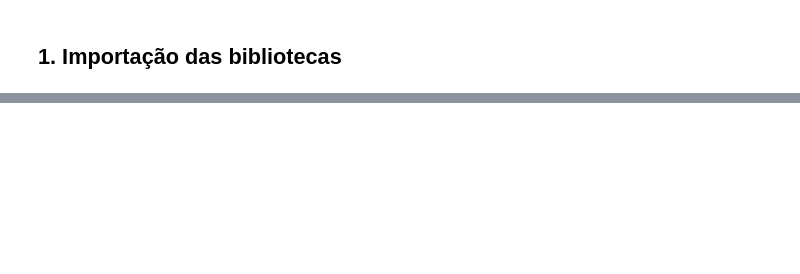
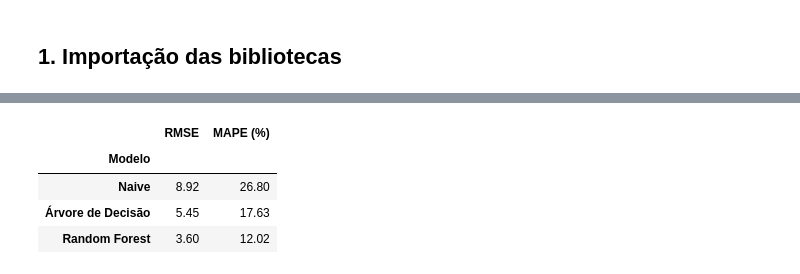
Before and after one commit to matheusesdev/mecaniQA-salvador, a Jupyter notebook: notebooks/oat3_pipeline_preditivo.ipynb, the cells around one changed output, grey strips where cells are left out. Drawn from its saved outputs; the diff is of its cells as text; code cells hidden in the pictures; blank space fills up the shorter version.

```diff
--- a/notebooks/oat3_pipeline_preditivo.ipynb
+++ b/notebooks/oat3_pipeline_preditivo.ipynb
@@ -505,0 +164,35 @@ display(
+# %%
+modelo_dt = Pipeline(steps=[
+    ("imputacao", SimpleImputer(strategy="median")),
+    ("modelo", DecisionTreeRegressor(random_state=42)),
+])
+modelo_rf = Pipeline(steps=[
+    ("imputacao", SimpleImputer(strategy="median")),
+    ("modelo", RandomForestRegressor(random_state=42)),
+])
+
+modelo_dt.fit(X_train, y_train)
+modelo_rf.fit(X_train, y_train)
+
+previsao_dt = modelo_dt.predict(X_test)
+previsao_rf = modelo_rf.predict(X_test)
+
+rmse_naive, mape_naive = calcular_metricas(y_test, naive_teste)
+rmse_dt, mape_dt = calcular_metricas(y_test, previsao_dt)
+rmse_rf, mape_rf = calcular_metricas(y_test, previsao_rf)
+
+comparacao_inicial = pd.DataFrame(
+    {
+        "RMSE": [rmse_naive, rmse_dt, rmse_rf],
+        "MAPE (%)": [mape_naive, mape_dt, mape_rf],
+    },
+    index=["Naive", "Árvore de Decisão", "Random Forest"],
+)
+comparacao_inicial.index.name = "Modelo"
+display(comparacao_inicial.round(2))
+# %% [output]
+|  | RMSE | MAPE (%) |
+| Modelo |  |  |
+| Naive | 8.92 | 26.80 |
+| Árvore de Decisão | 5.45 | 17.63 |
+| Random Forest | 3.60 | 12.02 |
```
Also changed, not shown: parts of 59 cells of this notebook, 1 other file.
